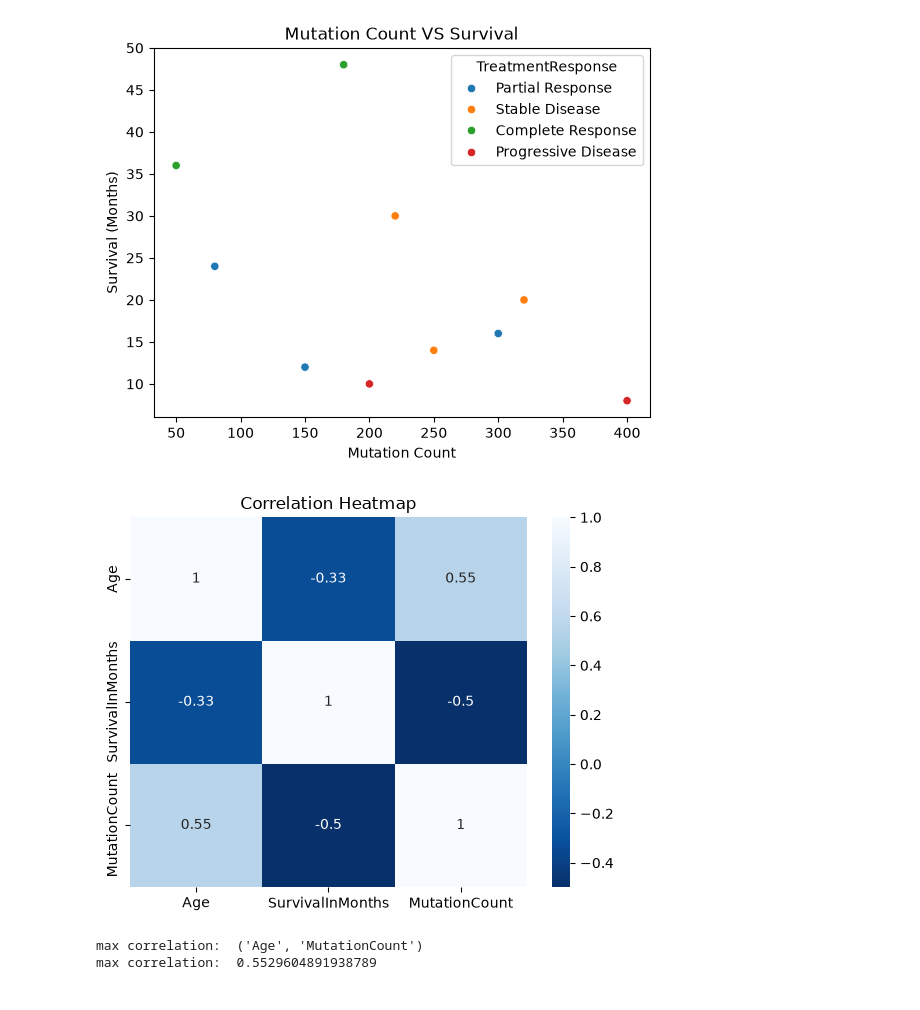
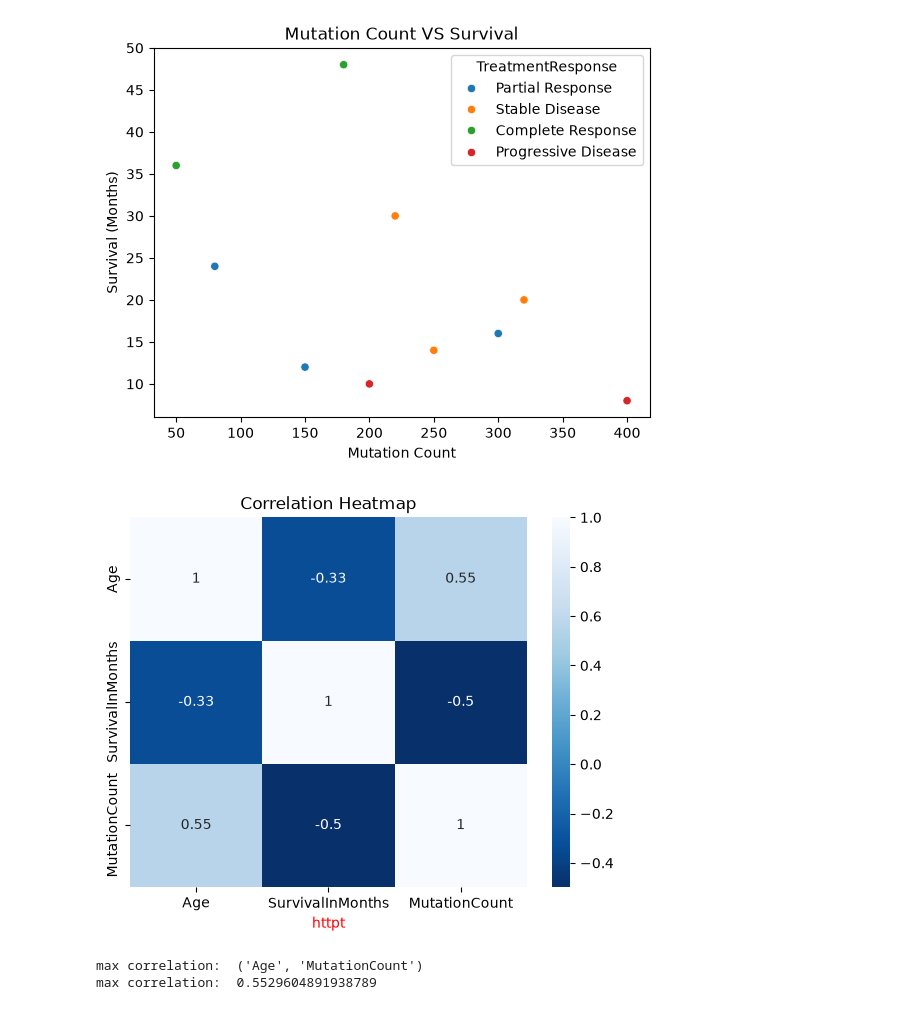
Before and after one commit to itschathura/Machine-Learning-for-Bioinformatics, a Jupyter notebook: Day2 - Matplotlib & Seaborn for graphs, charts/mycancer.ipynb, the cells around one changed output. Cells and saved outputs as stored; diff of their text form; code cells hidden in the pictures.

```diff
--- a/Day2 - Matplotlib & Seaborn for graphs, charts/mycancer.ipynb
+++ b/Day2 - Matplotlib & Seaborn for graphs, charts/mycancer.ipynb
@@ -262,21 +262,22 @@ plt.show()
 # %%
 #heatmap
 
 numeric_df = df[
     ["Age", "SurvivalInMonths", "MutationCount"]
 ]
 
 corr = numeric_df.corr()
 sns.heatmap(
     corr,
     annot = True,
     cmap = "Blues_r" #'viridis', 'plasma', 'inferno', 'coolwarm', 'YlGn'
 )
 
 plt.title("Correlation Heatmap")
+plt.xlabel("httpt", color = 'red')
 plt.show()
 # %% [output]
-[figure, old version]
+[figure, new version]
 # %%
 corr2 = corr.copy()
 
```
Also changed, not shown: 3 other files.
